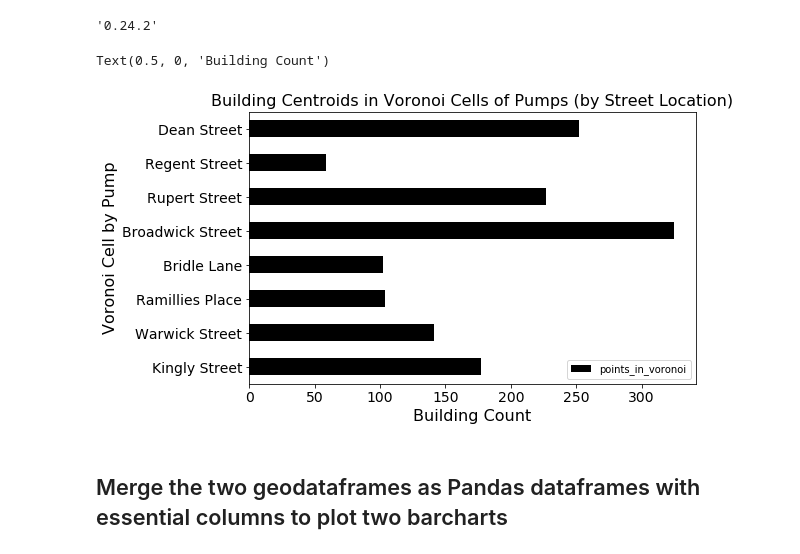
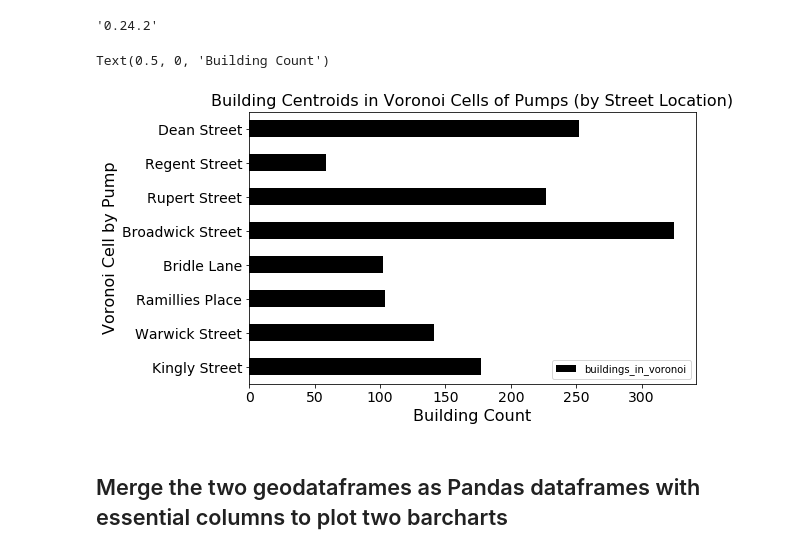
Before and after one commit to nravilla/1854-Cholera-Outbreak-London-Advanced-2, a Jupyter notebook: NB06-Buildings-in-Voronoi-Cells.ipynb, the cells around one changed output. Saved outputs shown, nothing was run; the diff lists cells and outputs as text; code cells hidden in the pictures.

```diff
--- a/NB06-Buildings-in-Voronoi-Cells.ipynb
+++ b/NB06-Buildings-in-Voronoi-Cells.ipynb
@@ -108,0 +98,8 @@ polygons['points_in_voronoi'] = gpd.GeoSeries(pts_in_polys)
+# %%
+# Read the data.
+polygons = gpd.GeoDataFrame.from_file('outputs/clipped_voronoi.shp')
+points = footprints_centroid_gdf
+
+polygons = points_in_polygons(points, polygons)
+
+polygons
@@ -110,7 +117,9 @@ polygons['points_in_voronoi'] = gpd.GeoSeries(pts_in_polys)
 What we have now is a geodataframe with the number of building centroids found in each Voronoi polygon.
 # %%
 clipped_voronoi_buildings_gdf = \
-    polygons.rename(columns={'vorpoint_l':'vorpoint_lat','vorpoint_1':'vorpoint_lon'})
+    polygons.rename(columns={'vorpoint_l':'vorpoint_lat',\
+                             'vorpoint_1':'vorpoint_lon',\
+                            'points_in_polygon':'buildings_in_voronoi'})
 
 clipped_voronoi_buildings_gdf
 # %% [output]
@@ -139,16 +148,16 @@ pd.__version__
 '0.24.2'
 # %%
 ax = pd.DataFrame(clipped_voronoi_buildings_gdf)\
-    .plot.barh(y='points_in_voronoi', x='Street', color='k', figsize=(8,5))
+    .plot.barh(y='buildings_in_voronoi', x='Street', color='k', figsize=(8,5))
 ax.set_title('Building Centroids in Voronoi Cells of Pumps (by Street Location)', \
              fontsize=16)
 ax.tick_params(axis = 'both', which = 'major', labelsize = 14)
 ax.set_ylabel('Voronoi Cell by Pump', fontsize=16)
 ax.set_xlabel('Building Count', \
               fontsize=16)
 # %% [output]
 Text(0.5, 0, 'Building Count')
-[figure, old version]
+[figure, new version]
 # %% [markdown]
 ## Merge the two geodataframes as Pandas dataframes with essential columns to plot two barcharts
 # %%
```
Also changed, not shown: parts of 13 cells of this notebook, 4 other files.
